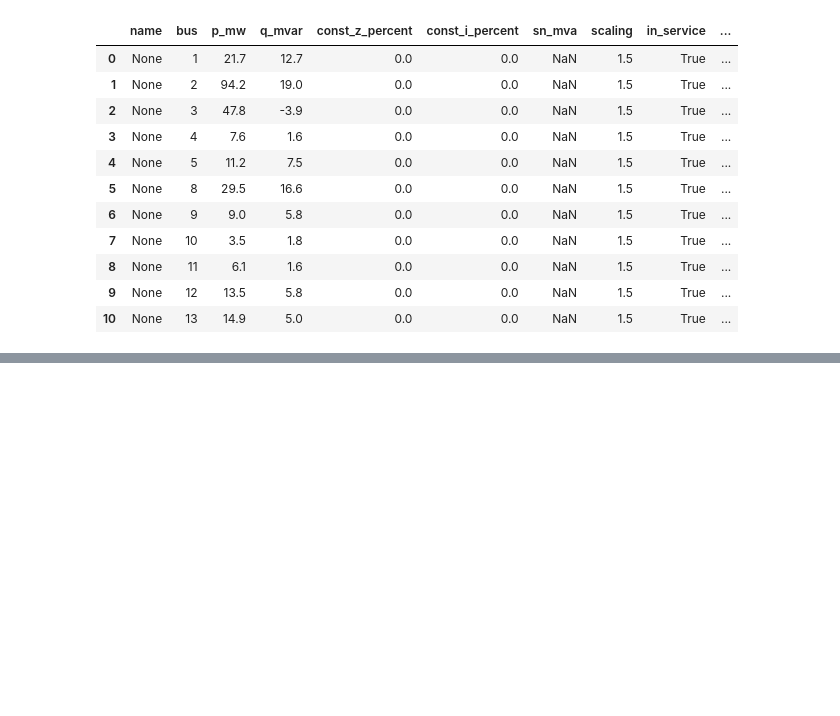
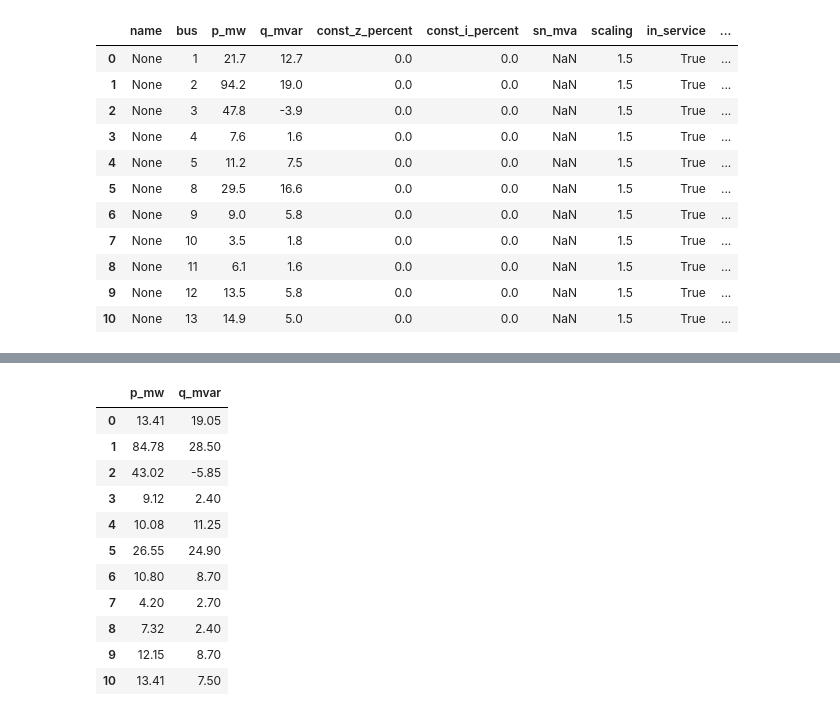
Before and after one commit to kwoong2001/pyomoatoz, a Jupyter notebook: nthPractice/pandapower/case14.ipynb, the cells around one changed output, grey strips where cells are left out. Cells and saved outputs as stored; diff of their text form; code cells hidden in the pictures; blank space fills up the shorter version.

```diff
--- a/nthPractice/pandapower/case14.ipynb
+++ b/nthPractice/pandapower/case14.ipynb
@@ -247,0 +383,15 @@ net.load
+# %%
+net.res_load
+# %% [output]
+|  | p_mw | q_mvar |
+| 0 | 13.41 | 19.05 |
+| 1 | 84.78 | 28.50 |
+| 2 | 43.02 | -5.85 |
+| 3 | 9.12 | 2.40 |
+| 4 | 10.08 | 11.25 |
+| 5 | 26.55 | 24.90 |
+| 6 | 10.80 | 8.70 |
+| 7 | 4.20 | 2.70 |
+| 8 | 7.32 | 2.40 |
+| 9 | 12.15 | 8.70 |
+| 10 | 13.41 | 7.50 |
```
Also changed, not shown: parts of 18 cells of this notebook, 4 other files.
